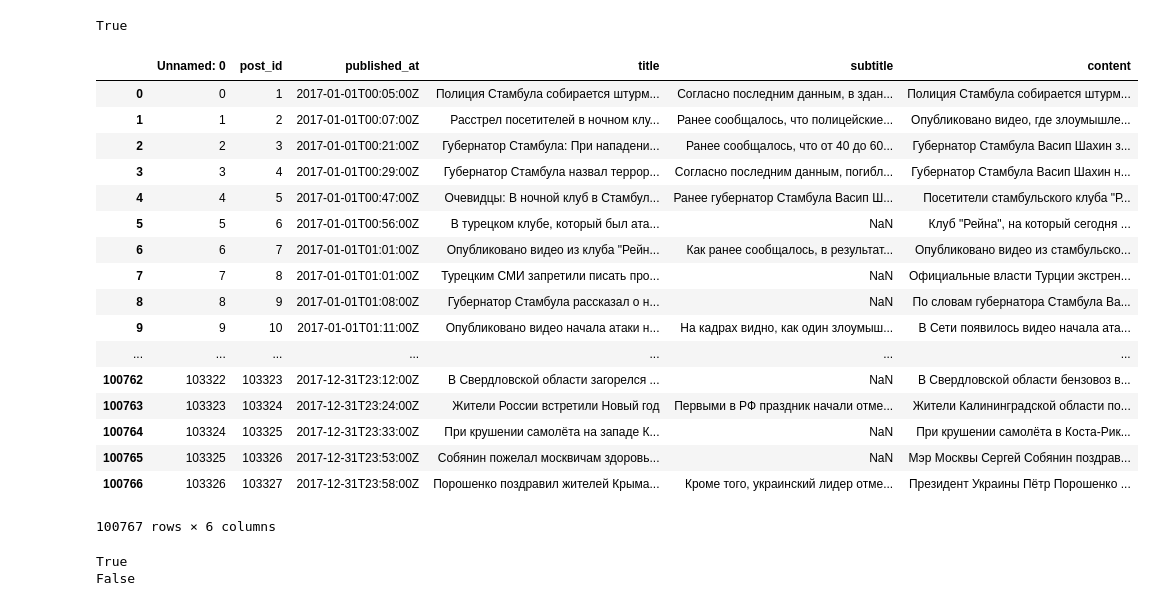
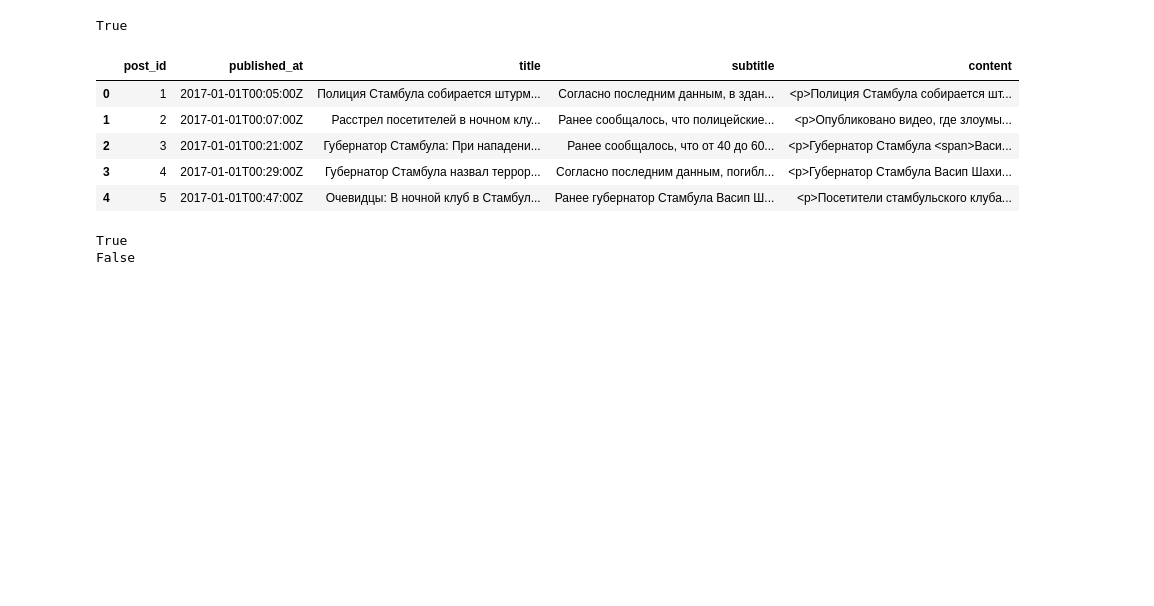
Before and after one commit to andrey-golubev/python-sandbox, a Jupyter notebook: nlp/news_similarity.ipynb, the cells around one changed output. Drawn from its saved outputs; the diff is of its cells as text; code cells hidden in the pictures; blank space fills up the shorter version.

Commit message:
Updated news_df + found similarity

```diff
--- a/nlp/news_similarity.ipynb
+++ b/nlp/news_similarity.ipynb
@@ -22,7 +22,7 @@ nltk.download('punkt')
 [nltk_data]   Package punkt is already up-to-date!
 True
 # %%
-train_file = 'news_similarity_train_upd.csv'
+train_file = 'news_similarity_train.csv'
 # %%
 news_df = pd.read_csv(train_file, sep=",",
                       engine="c",
@@ -37,26 +37,14 @@ news_df = pd.read_csv(train_file, sep=",",
 #                       skiprows=skip
                      )
 # %%
-news_df
+news_df.head()
 # %% [output]
-|  | Unnamed: 0 | post_id | published_at | title | subtitle | content |
-| 0 | 0 | 1 | 2017-01-01T00:05:00Z | Полиция Стамбула собирается штурм... | Согласно последним данным, в здан... | Полиция Стамбула собирается штурм... |
-| 1 | 1 | 2 | 2017-01-01T00:07:00Z | Расстрел посетителей в ночном клу... | Ранее сообщалось, что полицейские... | Опубликовано видео, где злоумышле... |
-| 2 | 2 | 3 | 2017-01-01T00:21:00Z | Губернатор Стамбула: При нападени... | Ранее сообщалось, что от 40 до 60... | Губернатор Стамбула Васип Шахин з... |
-| 3 | 3 | 4 | 2017-01-01T00:29:00Z | Губернатор Стамбула назвал террор... | Согласно последним данным, погибл... | Губернатор Стамбула Васип Шахин н... |
-| 4 | 4 | 5 | 2017-01-01T00:47:00Z | Очевидцы: В ночной клуб в Стамбул... | Ранее губернатор Стамбула Васип Ш... | Посетители стамбульского клуба "Р... |
-| 5 | 5 | 6 | 2017-01-01T00:56:00Z | В турецком клубе, который был ата... | NaN | Клуб "Рейна", на который сегодня ... |
-| 6 | 6 | 7 | 2017-01-01T01:01:00Z | Опубликовано видео из клуба "Рейн... | Как ранее сообщалось, в результат... | Опубликовано видео из стамбульско... |
-| 7 | 7 | 8 | 2017-01-01T01:01:00Z | Турецким СМИ запретили писать про... | NaN | Официальные власти Турции экстрен... |
-| 8 | 8 | 9 | 2017-01-01T01:08:00Z | Губернатор Стамбула рассказал о н... | NaN | По словам губернатора Стамбула Ва... |
-| 9 | 9 | 10 | 2017-01-01T01:11:00Z | Опубликовано видео начала атаки н... | На кадрах видно, как один злоумыш... | В Сети появилось видео начала ата... |
-| ... | ... | ... | ... | ... | ... | ... |
-| 100762 | 103322 | 103323 | 2017-12-31T23:12:00Z | В Свердловской области загорелся ... | NaN | В Свердловской области бензовоз в... |
-| 100763 | 103323 | 103324 | 2017-12-31T23:24:00Z | Жители России встретили Новый год | Первыми в РФ праздник начали отме... | Жители Калининградской области по... |
-| 100764 | 103324 | 103325 | 2017-12-31T23:33:00Z | При крушении самолёта на западе К... | NaN | При крушении самолёта в Коста-Рик... |
-| 100765 | 103325 | 103326 | 2017-12-31T23:53:00Z | Собянин пожелал москвичам здоровь... | NaN | Мэр Москвы Сергей Собянин поздрав... |
-| 100766 | 103326 | 103327 | 2017-12-31T23:58:00Z | Порошенко поздравил жителей Крыма... | Кроме того, украинский лидер отме... | Президент Украины Пётр Порошенко ... |
+|  | post_id | published_at | title | subtitle | content |
+| 0 | 1 | 2017-01-01T00:05:00Z | Полиция Стамбула собирается штурм... | Согласно последним данным, в здан... | <p>Полиция Стамбула собирается шт... |
+| 1 | 2 | 2017-01-01T00:07:00Z | Расстрел посетителей в ночном клу... | Ранее сообщалось, что полицейские... | <p>Опубликовано видео, где злоумы... |
+| 2 | 3 | 2017-01-01T00:21:00Z | Губернатор Стамбула: При нападени... | Ранее сообщалось, что от 40 до 60... | <p>Губернатор Стамбула <span>Васи... |
+| 3 | 4 | 2017-01-01T00:29:00Z | Губернатор Стамбула назвал террор... | Согласно последним данным, погибл... | <p>Губернатор Стамбула Васип Шахи... |
+| 4 | 5 | 2017-01-01T00:47:00Z | Очевидцы: В ночной клуб в Стамбул... | Ранее губернатор Стамбула Васип Ш... | <p>Посетители стамбульского клуба... |
-100767 rows × 6 columns
 # %%
 import json
 def get_json(myjson):
```
Also changed, not shown: parts of 25 cells of this notebook.
